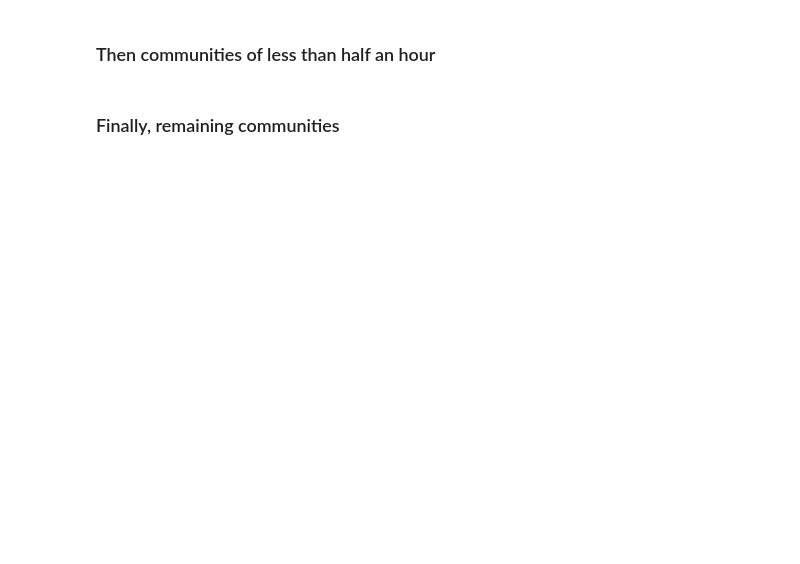
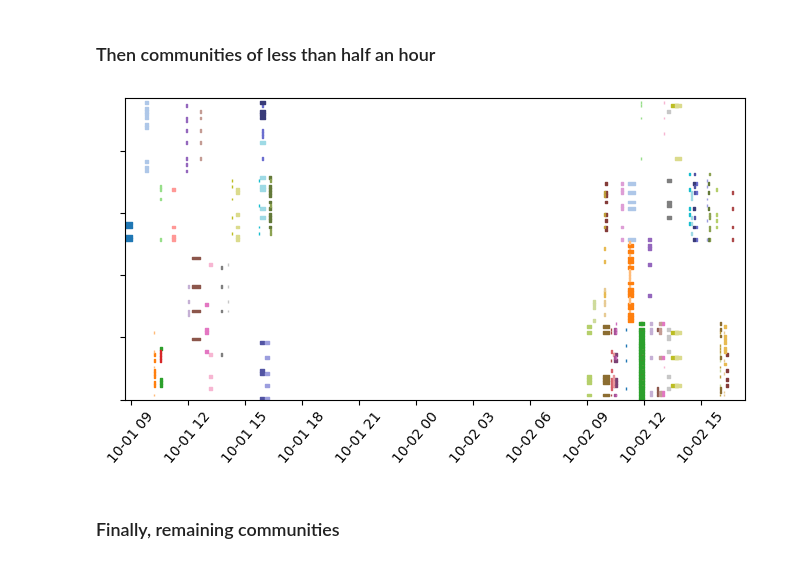
Before and after one commit to Yquetzal/ECML_PKDD_2019, a Jupyter notebook: simple_demo.ipynb, the cells around one changed output. Cells and saved outputs as stored; diff of their text form; code cells hidden in the pictures; blank space fills up the shorter version.

```diff
--- a/simple_demo.ipynb
+++ b/simple_demo.ipynb
@@ -202,9 +220,9 @@ show(p)
 # %%
 com_to_plot = convert_stable_communities(persistant_coms_school,duration_max=60*30)
 #com_to_plot = com_to_plot.slice(1254386420,1254410770)
-p = tn.plot_longitudinal(tn.DynGraphIG(),com_to_plot,height=400,to_datetime=True,nodes=ordered_nodes)
-output_notebook() #output_file("small.html")
-show(p)
+tn.plot_longitudinal(tn.DynGraphIG(),com_to_plot,height=400,to_datetime=True,nodes=ordered_nodes)
+# %% [output]
+[figure, added]
 # %% [markdown]
 ### Finally, remaining communities
 # %%
```
Also changed, not shown: parts of 8 cells of this notebook.
